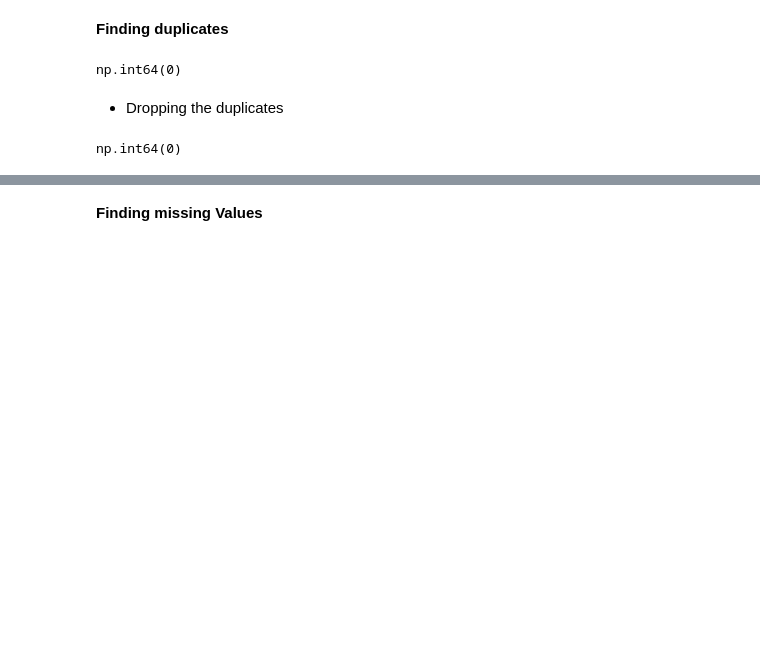
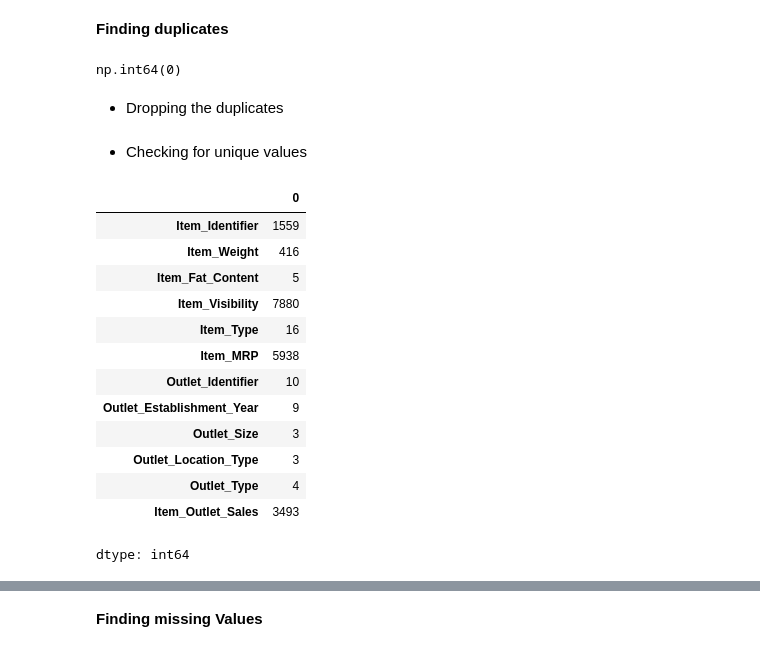
Before and after one commit to Khalil-Salama/Prediction-of-Product-Sales, a Jupyter notebook: Prediction_of_Product_Sales.ipynb, the cells around one changed output, grey strips where cells are left out. Cells and saved outputs as stored; diff of their text form; code cells hidden in the pictures; blank space fills up the shorter version.

```diff
--- a/Prediction_of_Product_Sales.ipynb
+++ b/Prediction_of_Product_Sales.ipynb
@@ -112,6 +112,22 @@ np.int64(0)
 # %%
 # dropping duplicates
 sales_pred=sales_pred.drop_duplicates()
-sales_pred_duplicates.sum()
-# %% [output]
-np.int64(0)
+# %% [markdown]
+- Checking for unique values
+# %%
+sales_pred.nunique()
+# %% [output]
+|  | 0 |
+| Item_Identifier | 1559 |
+| Item_Weight | 416 |
+| Item_Fat_Content | 5 |
+| Item_Visibility | 7880 |
+| Item_Type | 16 |
+| Item_MRP | 5938 |
+| Outlet_Identifier | 10 |
+| Outlet_Establishment_Year | 9 |
+| Outlet_Size | 3 |
+| Outlet_Location_Type | 3 |
+| Outlet_Type | 4 |
+| Item_Outlet_Sales | 3493 |
+dtype: int64
```
Also changed, not shown: parts of 25 cells of this notebook.
